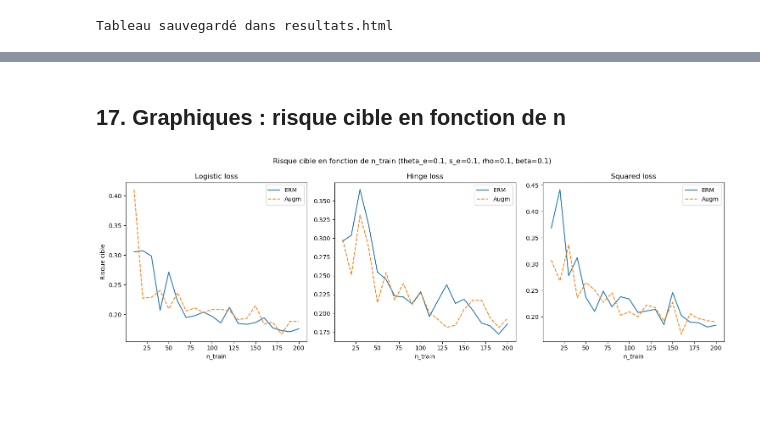
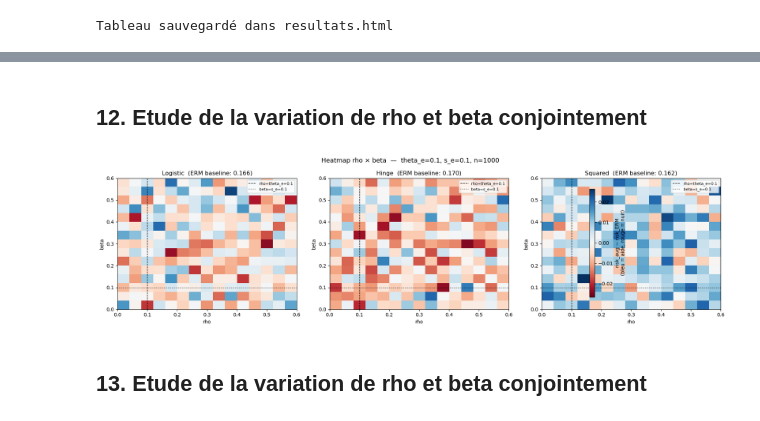
Before and after one commit to GregLagreg/Empirical-risk-minimization-asymptotics, a Jupyter notebook: notebook_toy_gaussian.ipynb, the cells around one changed output, grey strips where cells are left out. Saved outputs shown, nothing was run; the diff lists cells and outputs as text; code cells hidden in the pictures; blank space fills up the shorter version.

```diff
--- a/notebook_toy_gaussian.ipynb
+++ b/notebook_toy_gaussian.ipynb
@@ -95,14 +95,15 @@ def random_rotation_from_identity(n, rng, theta=1.0):
     """
     A = rng.standard_normal((n, n))
     K = (A - A.T) / 2  # skew-symmetric part
+    K = K / np.linalg.norm(K, ord='fro')
     return expm(theta * K)
 
 
-def make_transform(rho, beta, rng):
+def make_transform(p, rho, beta, rng):
     def transform(X):
         R_eps = random_rotation_from_identity(p, rng=rng, theta=rho)
-        eps = R_eps - np.eye(p)
-        eta = rng.uniform(-beta, beta, size=p)
+        eps   = R_eps - np.eye(p)
+        eta   = rng.uniform(-beta, beta, size=p)
         return X @ (np.eye(p) + eps).T + eta
     return transform
 # %% [markdown]
@@ -194,7 +195,7 @@ print(f"  Squared  : {erreur_squared_final/nb_hopit:.4f}")
 # %% [markdown]
 ## 8. Entraînement avec augmentation de données
 # %%
-transform = make_transform(rho, beta, rng_train)
+transform = make_transform(p, rho, beta, rng_train)
 
 # Logistic loss
 trainer1_augm = augm.DataAugmTrainer(model=model_train, loss=loss1, regularizer=reg,
@@ -550,37 +327,2 @@ plt.tight_layout(); plt.savefig('risque_vs_lambda.png', dpi=150); plt.show()
-# %% [markdown]
-## 17. Graphiques : risque cible en fonction de n
-# %%
-n_train_values = np.arange(10, 210, 10)
-
-risque_log_erm = []; risque_hinge_erm = []; risque_squared_erm = []
-risque_log_augm_list = []; risque_hinge_augm_list = []; risque_squared_augm_list = []
-
-for n_val in n_train_values:
-    rng_n = np.random.default_rng(0)
-    th1, _, _ = et.ERMTrainer(model=model_train, loss=loss1, regularizer=reg).sample_theta_hat(n=n_val, rng=rng_n, solver_maxiter=180)
-    th2, _, _ = et.ERMTrainer(model=model_train, loss=loss2, regularizer=reg).sample_theta_hat(n=n_val, rng=rng_n, solver_maxiter=180)
-    th3, _, _ = et.ERMTrainer(model=model_train, loss=loss3, regularizer=reg).sample_theta_hat(n=n_val, rng=rng_n, solver_maxiter=180)
-    risque_log_erm.append(mt_fixed.error_classif_emp([th1], n_test=n_test, rng=rng_test))
-    risque_hinge_erm.append(mt_fixed.error_classif_emp([th2], n_test=n_test, rng=rng_test))
-    risque_squared_erm.append(mt_fixed.error_classif_emp([th3], n_test=n_test, rng=rng_test))
-    tr = make_transform(rho, beta, rng_n)
-    th1a, _, _ = augm.DataAugmTrainer(model=model_train, loss=loss1, regularizer=reg, transform=tr).sample_theta_hat(n=n_val, rng=rng_n, solver_maxiter=180)
-    th2a, _, _ = augm.DataAugmTrainer(model=model_train, loss=loss2, regularizer=reg, transform=tr).sample_theta_hat(n=n_val, rng=rng_n, solver_maxiter=180)
-    th3a, _, _ = augm.DataAugmTrainer(model=model_train, loss=loss3, regularizer=reg, transform=tr).sample_theta_hat(n=n_val, rng=rng_n, solver_maxiter=180)
-    risque_log_augm_list.append(mt_fixed.error_classif_emp([th1a], n_test=n_test, rng=rng_test))
-    risque_hinge_augm_list.append(mt_fixed.error_classif_emp([th2a], n_test=n_test, rng=rng_test))
-    risque_squared_augm_list.append(mt_fixed.error_classif_emp([th3a], n_test=n_test, rng=rng_test))
-
-fig, axes = plt.subplots(1, 3, figsize=(15, 5))
-for ax, erm, augm_l, title in zip(axes,
-    [risque_log_erm, risque_hinge_erm, risque_squared_erm],
-    [risque_log_augm_list, risque_hinge_augm_list, risque_squared_augm_list],
-    ['Logistic loss', 'Hinge loss', 'Squared loss']):
-    ax.plot(n_train_values, erm, label='ERM')
-    ax.plot(n_train_values, augm_l, label='Augm', linestyle='--')
-    ax.set_title(title); ax.set_xlabel('n_train'); ax.legend()
-axes[0].set_ylabel('Risque cible')
-plt.suptitle(f'Risque cible en fonction de n_train (theta_e={theta_e}, s_e={s_e}, rho={rho}, beta={beta})')
-plt.tight_layout(); plt.savefig('risque_vs_n_train.png', dpi=150); plt.show()
-# %% [output]
-[figure, removed]
+# %% [markdown]
+## 12. Etude de la variation de rho et beta conjointement
@@ -586,0 +392,31 @@ plt.tight_layout(); plt.savefig('risque_vs_n_train.png', dpi=150); plt.show()
+# %%
+# --- Plot : 1 ligne par loss ---
+vmax = max(np.max(np.abs(g)) for g in diff_grids.values())
+norm = mcolors.TwoSlopeNorm(vmin=-vmax, vcenter=0, vmax=vmax)
+
+fig, axes = plt.subplots(1, 3, figsize=(18, 5))
+
+for ax, name in zip(axes, loss_names):
+    im = ax.imshow(diff_grids[name], origin='lower', aspect='auto',
+                   norm=norm, cmap='RdBu',
+                   extent=[rho_values[0], rho_values[-1],
+                           beta_values[0], beta_values[-1]])
+    ax.axvline(theta_e, color='black', linestyle='--', linewidth=1,
+               label=f'rho=theta_e={theta_e}')
+    ax.axhline(s_e,     color='black', linestyle=':',  linewidth=1,
+               label=f'beta=s_e={s_e}')
+    ax.set_title(f'{name}  (ERM baseline: {risk_erm[name]:.3f})')
+    ax.set_xlabel('rho')
+    ax.set_ylabel('beta')
+    ax.legend(fontsize=8)
+
+fig.colorbar(im, ax=axes, shrink=0.8, label='risk_aug − risk_ERM\n(bleu = aide, rouge = nuit)')
+fig.suptitle(f'Heatmap rho × beta  —  theta_e={theta_e}, s_e={s_e}, n={n_train}',
+             fontsize=13)
+plt.tight_layout()
+plt.savefig('images/heatmap_rho_beta_3losses.png', dpi=150)
+plt.show()
+# %% [output]
+[figure, added]
+# %% [markdown]
+## 13. Etude de la variation de rho et beta conjointement
```
Also changed, not shown: parts of 24 cells of this notebook, 1 other file.
